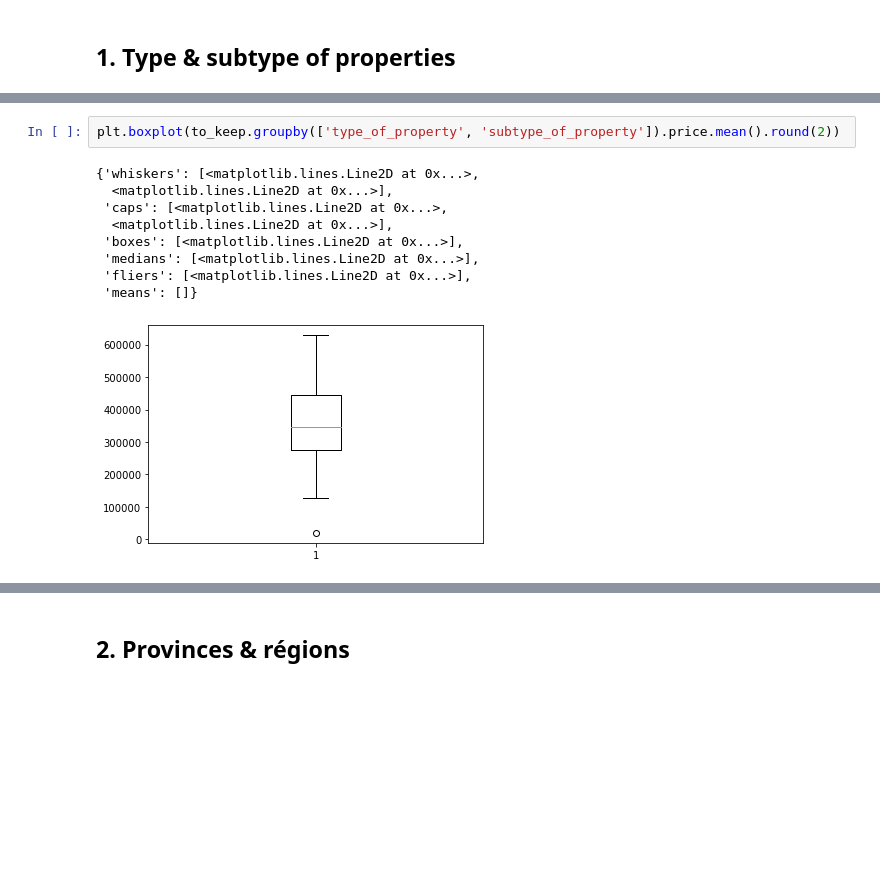
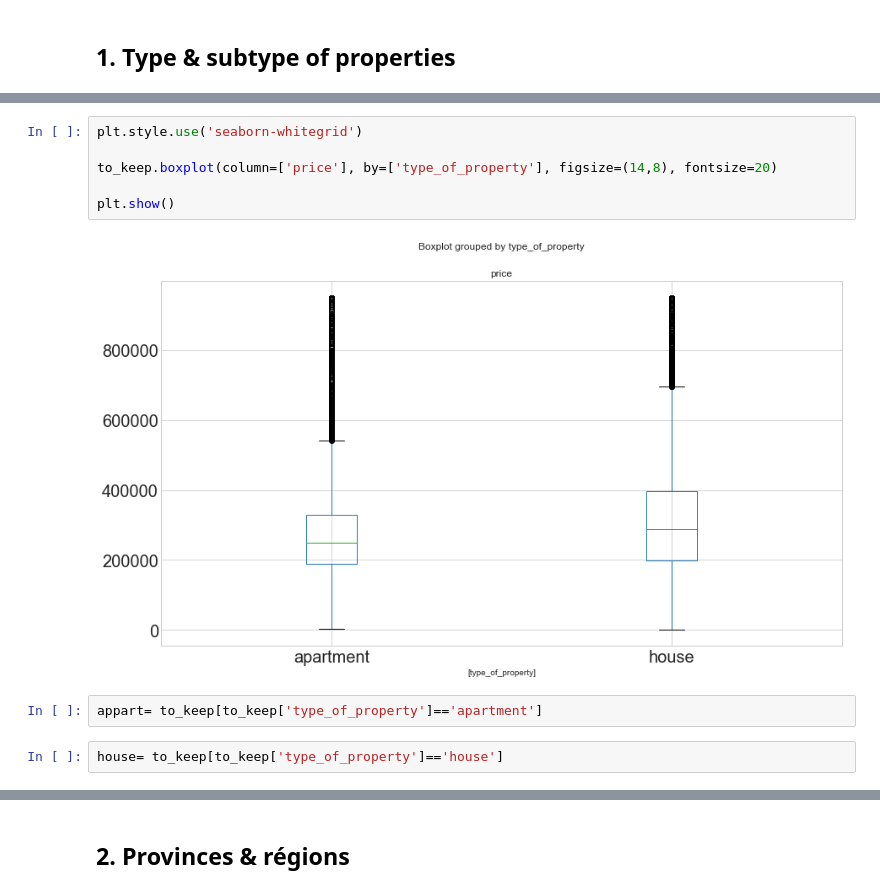
Before and after one commit to MDropsy/Challenge--Data-Analysis, a Jupyter notebook: D._Descriptive_Mean_price_categories.ipynb, the cells around one changed output, grey strips where cells are left out. Drawn from its saved outputs; the diff is of its cells as text; blank space fills up the shorter version.

```diff
--- a/D._Descriptive_Mean_price_categories.ipynb
+++ b/D._Descriptive_Mean_price_categories.ipynb
@@ -57,12 +65,12 @@ Name: price, dtype: float64
-# %%
-plt.boxplot(to_keep.groupby(['type_of_property', 'subtype_of_property']).price.mean().round(2))
-# %% [output]
-{'whiskers': [<matplotlib.lines.Line2D at 0x...>,
-  <matplotlib.lines.Line2D at 0x...>],
- 'caps': [<matplotlib.lines.Line2D at 0x...>,
-  <matplotlib.lines.Line2D at 0x...>],
- 'boxes': [<matplotlib.lines.Line2D at 0x...>],
- 'medians': [<matplotlib.lines.Line2D at 0x...>],
- 'fliers': [<matplotlib.lines.Line2D at 0x...>],
- 'means': []}
-[figure, removed]
+# %%
+plt.style.use('seaborn-whitegrid')
+
+to_keep.boxplot(column=['price'], by=['type_of_property'], figsize=(14,8), fontsize=20)
+
+plt.show()
+# %% [output]
+[figure, added]
+# %%
+appart= to_keep[to_keep['type_of_property']=='apartment']
+# %%
+house= to_keep[to_keep['type_of_property']=='house']
```
Also changed, not shown: parts of 28 cells of this notebook.
